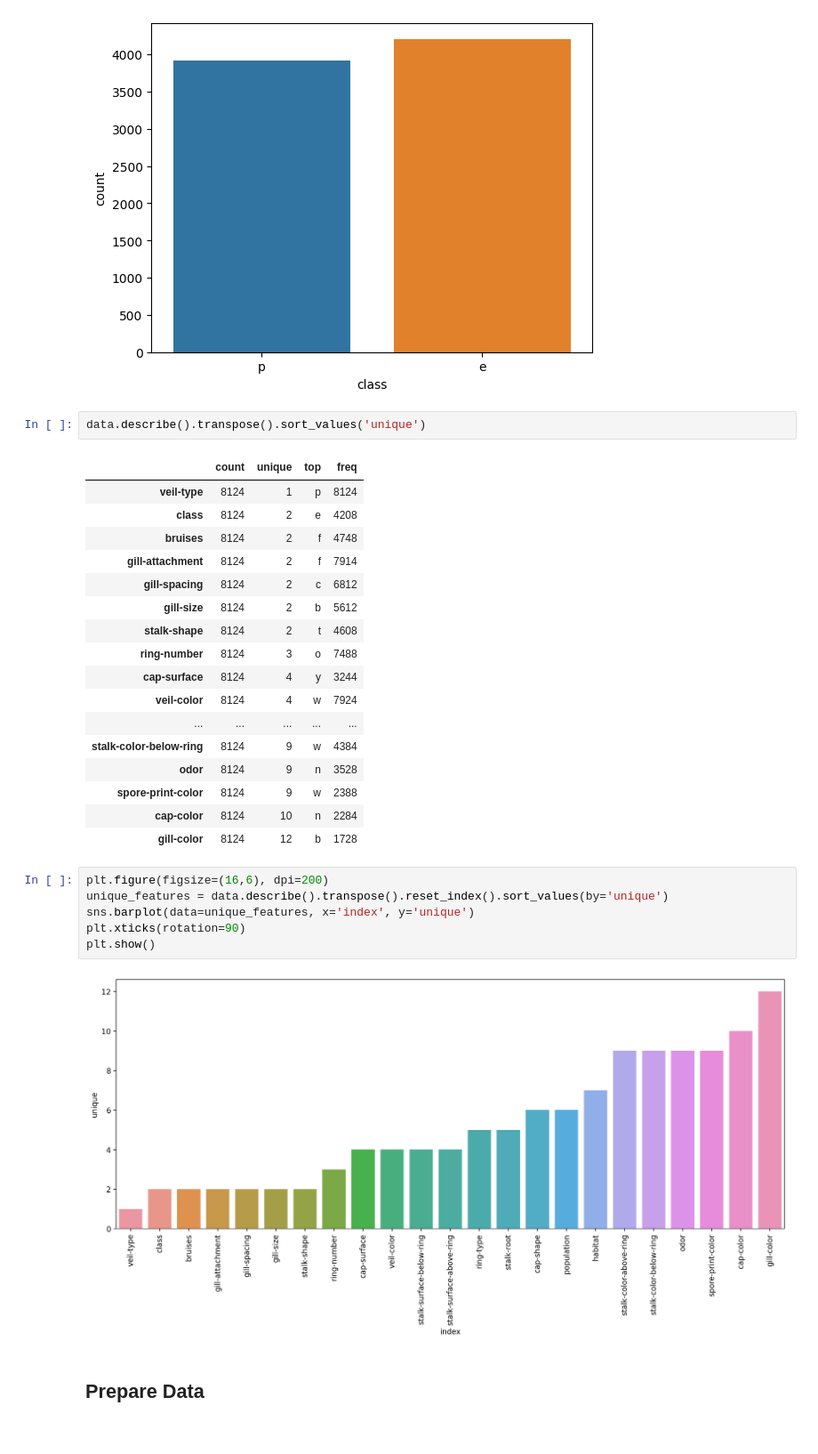
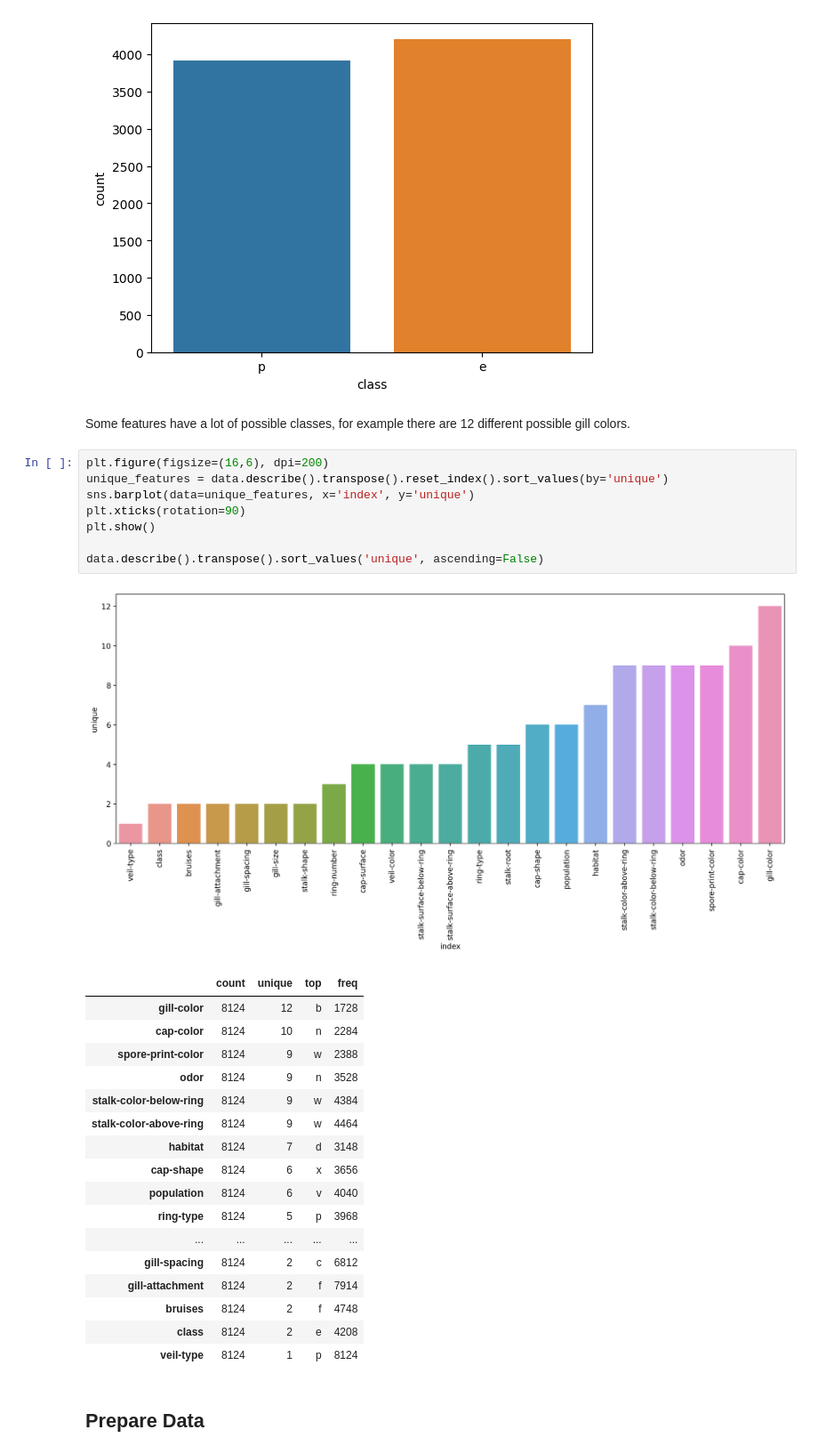
Before and after one commit to Mando-coder/machine-learning, a Jupyter notebook: src/notebooks/14_Boosting.ipynb, the cells around one changed output. Shown: that part at 89% size. Drawn from its saved outputs; the diff is of its cells as text.

```diff
--- a/src/notebooks/14_Boosting.ipynb
+++ b/src/notebooks/14_Boosting.ipynb
@@ -60,34 +62,35 @@ sns.countplot(data, x='class')
 plt.show()
 # %% [output]
 [figure]
-# %%
-data.describe().transpose().sort_values('unique')
-# %% [output]
-|  | count | unique | top | freq |
-| veil-type | 8124 | 1 | p | 8124 |
-| class | 8124 | 2 | e | 4208 |
-| bruises | 8124 | 2 | f | 4748 |
-| gill-attachment | 8124 | 2 | f | 7914 |
-| gill-spacing | 8124 | 2 | c | 6812 |
-| gill-size | 8124 | 2 | b | 5612 |
-| stalk-shape | 8124 | 2 | t | 4608 |
-| ring-number | 8124 | 3 | o | 7488 |
-| cap-surface | 8124 | 4 | y | 3244 |
-| veil-color | 8124 | 4 | w | 7924 |
-| ... | ... | ... | ... | ... |
-| stalk-color-below-ring | 8124 | 9 | w | 4384 |
-| odor | 8124 | 9 | n | 3528 |
-| spore-print-color | 8124 | 9 | w | 2388 |
-| cap-color | 8124 | 10 | n | 2284 |
-| gill-color | 8124 | 12 | b | 1728 |
+# %% [markdown]
+Some features have a lot of possible classes, for example there are 12 different possible gill colors.
 # %%
 plt.figure(figsize=(16,6), dpi=200)
 unique_features = data.describe().transpose().reset_index().sort_values(by='unique')
 sns.barplot(data=unique_features, x='index', y='unique')
 plt.xticks(rotation=90)
 plt.show()
+
+data.describe().transpose().sort_values('unique', ascending=False)
 # %% [output]
 [figure]
+|  | count | unique | top | freq |
+| gill-color | 8124 | 12 | b | 1728 |
+| cap-color | 8124 | 10 | n | 2284 |
+| spore-print-color | 8124 | 9 | w | 2388 |
+| odor | 8124 | 9 | n | 3528 |
+| stalk-color-below-ring | 8124 | 9 | w | 4384 |
+| stalk-color-above-ring | 8124 | 9 | w | 4464 |
+| habitat | 8124 | 7 | d | 3148 |
+| cap-shape | 8124 | 6 | x | 3656 |
+| population | 8124 | 6 | v | 4040 |
+| ring-type | 8124 | 5 | p | 3968 |
+| ... | ... | ... | ... | ... |
+| gill-spacing | 8124 | 2 | c | 6812 |
+| gill-attachment | 8124 | 2 | f | 7914 |
+| bruises | 8124 | 2 | f | 4748 |
+| class | 8124 | 2 | e | 4208 |
+| veil-type | 8124 | 1 | p | 8124 |
 # %% [markdown]
 ## Prepare Data
 # %%
```
Also changed, not shown: parts of 21 cells of this notebook.
